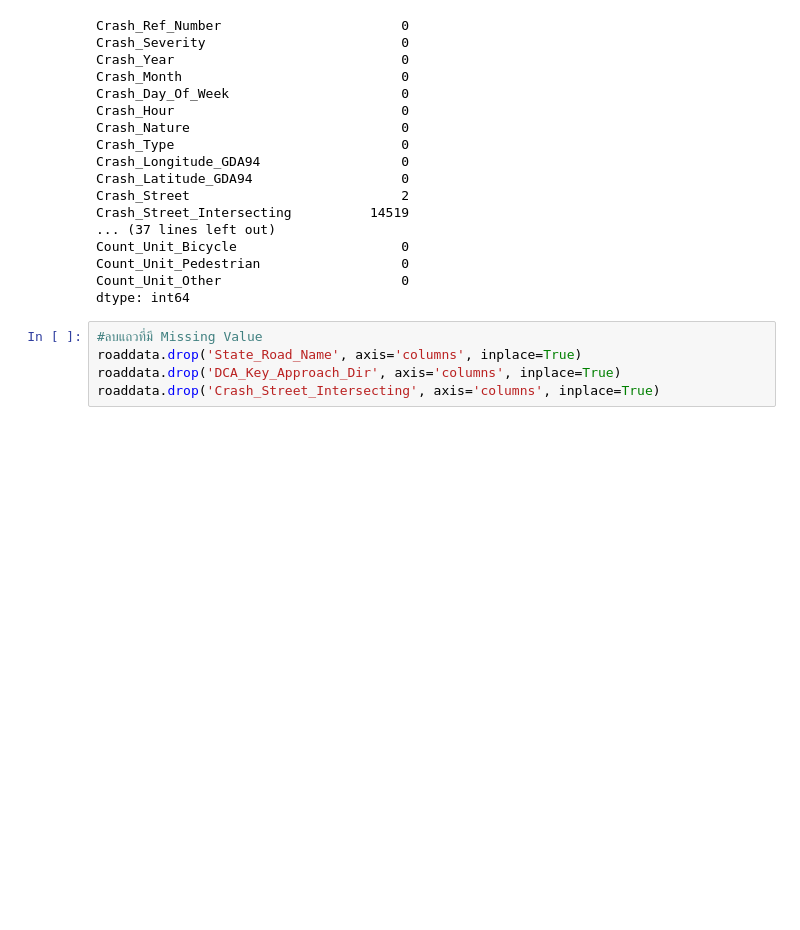
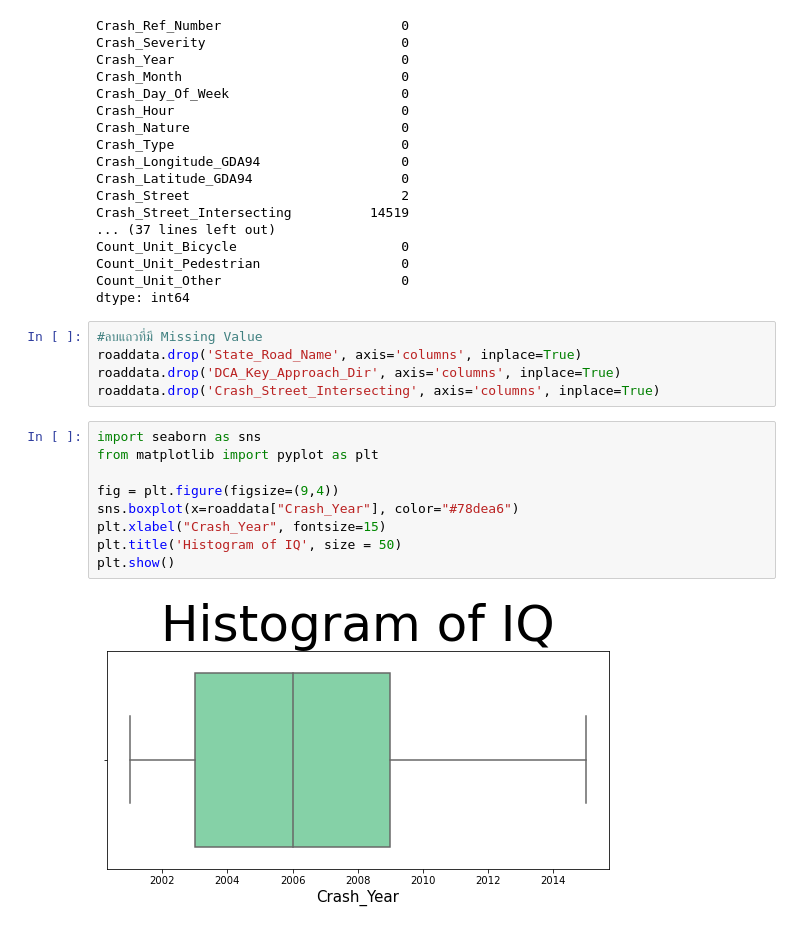
Before and after one commit to sarocha19/Assignment, a Jupyter notebook: assingment.ipynb, the cells around one changed output. Saved outputs shown, nothing was run; the diff lists cells and outputs as text; blank space fills up the shorter version.

```diff
--- a/assingment.ipynb
+++ b/assingment.ipynb
@@ -81,3 +87,14 @@ dtype: int64
 roaddata.drop('State_Road_Name', axis='columns', inplace=True)
 roaddata.drop('DCA_Key_Approach_Dir', axis='columns', inplace=True)
 roaddata.drop('Crash_Street_Intersecting', axis='columns', inplace=True)
+# %%
+import seaborn as sns
+from matplotlib import pyplot as plt
+
+fig = plt.figure(figsize=(9,4))
+sns.boxplot(x=roaddata["Crash_Year"], color="#78dea6")
+plt.xlabel("Crash_Year", fontsize=15)
+plt.title('Histogram of IQ', size = 50)
+plt.show()
+# %% [output]
+[figure, added]
```
Also changed, not shown: parts of 9 cells of this notebook.
